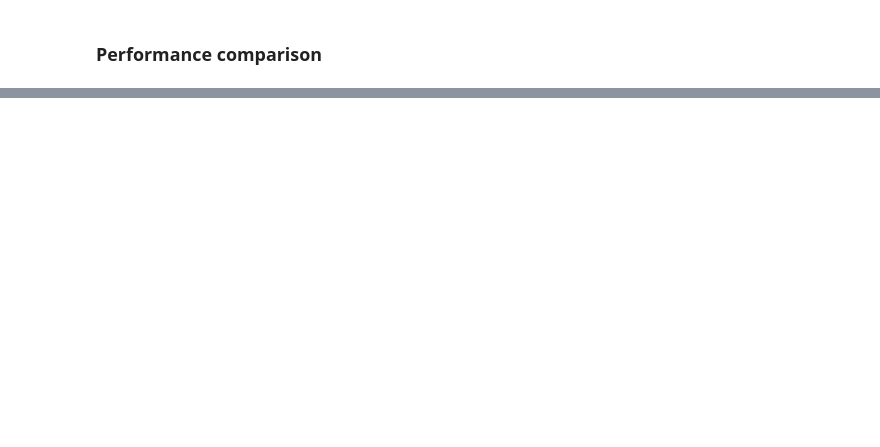
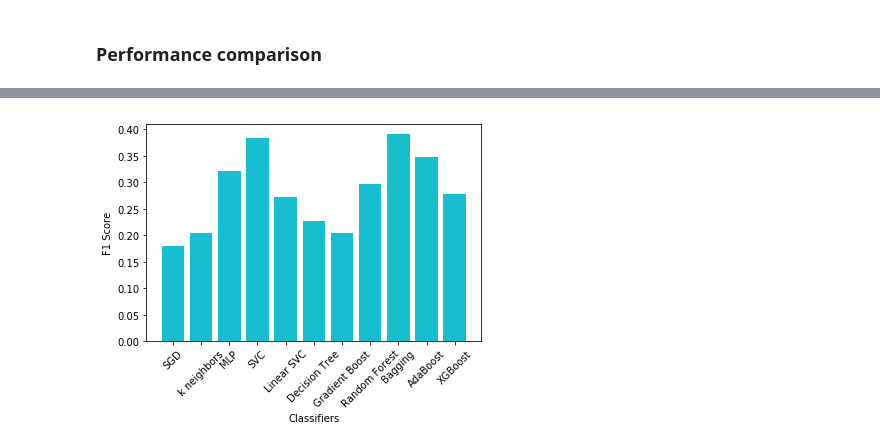
Before and after one commit to manuelfreude/kagglepetfinder, a Jupyter notebook: petfinder.ipynb, the cells around one changed output, grey strips where cells are left out. Saved outputs shown, nothing was run; the diff lists cells and outputs as text; code cells hidden in the pictures; blank space fills up the shorter version.

```diff
--- a/petfinder.ipynb
+++ b/petfinder.ipynb
@@ -2202,0 +2608,9 @@ pyplot.xlabel('Algorithms');
+# %%
+# Plotting F1 comparison
+
+plt.bar(scores['Classifier'], scores['F1'], color='C9')
+plt.xticks(rotation=45)
+plt.ylabel('F1 Score')
+plt.xlabel('Classifiers');
+# %% [output]
+[figure, added]
```
Also changed, not shown: parts of 46 cells of this notebook.
